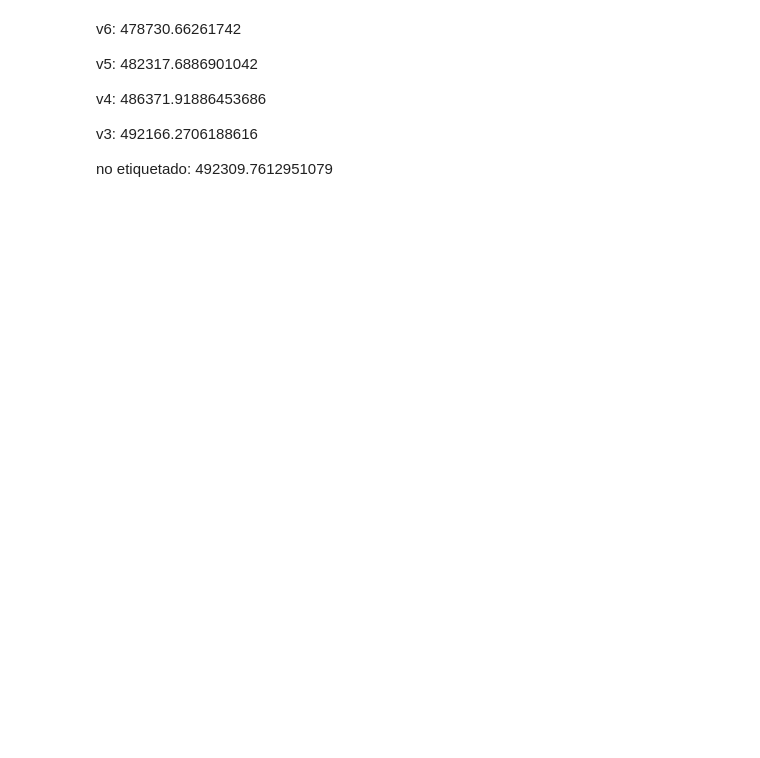
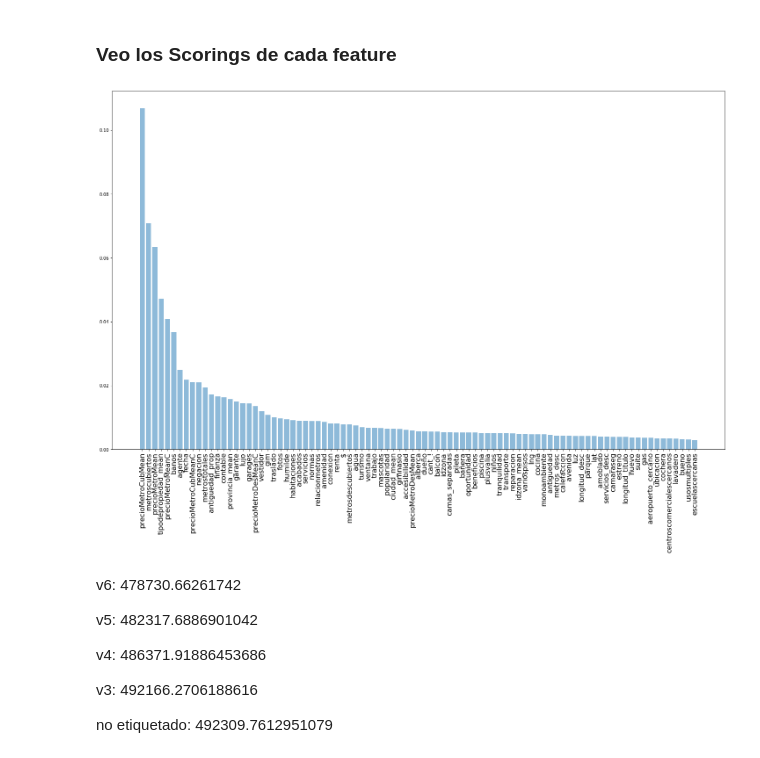
Before and after one commit to lorenzolgz/orgadatostp1, a Jupyter notebook: TP2/predicciones/XGB unif v7.ipynb, the cells around one changed output. Cells and saved outputs as stored; diff of their text form; code cells hidden in the pictures; blank space fills up the shorter version.

```diff
--- a/TP2/predicciones/XGB unif v7.ipynb
+++ b/TP2/predicciones/XGB unif v7.ipynb
@@ -679,6 +550,14 @@ def armar_set_2(train):
     x_train = x_train_mean.drop(["precio","provincia","tipodepropiedad","ciudad"], axis=1)
     x_test.drop(["precio","provincia","tipodepropiedad", "ciudad"], axis=1, inplace = True)
 
+    #Voy a minmaxmizar los metros (todos)
+    x_train['metroscubiertos'] = minmax(x_train['metroscubiertos'])
+    x_train['metrostotales'] = minmax(x_train['metrostotales'])
+    x_train['metrosdescubiertos'] = minmax(x_train['metrosdescubiertos'])
+
+    x_test['metroscubiertos'] = minmax(x_test['metroscubiertos'])
+    x_test['metrostotales'] = minmax(x_test['metrostotales'])
+    x_test['metrosdescubiertos'] = minmax(x_test['metrosdescubiertos'])
 
     return x_train, x_test, y_train, y_test, backup
 # %%
@@ -724,3 +582,26 @@ print(mean_absolute_error(y_test, prediccion))
+# %% [markdown]
+### Veo los Scorings de cada feature
+# %%
+columnas = x_train.columns.array
+# %%
+valores = xgb_model.feature_importances_
+# %%
+df_scores =pd.DataFrame({'Feat':columnas, 'Score':valores})
+df_scores = df_scores.sort_values("Score", ascending = False)
+# %%
+fig, ax = plt.subplots(figsize=(25, 15))
+
+
+objects = df_scores["Feat"]
+y_pos = np.arange(len(objects))
+performance = df_scores["Score"]
+
+plt.bar(y_pos, performance, align='center', alpha=0.5)
+plt.xticks(y_pos, objects, fontsize =16, rotation = 90)
+plt.savefig('Scores.jpg', bbox_inches='tight')
+plt.show()
+# %% [output]
+[figure, added]
 # %% [markdown]
 v6: 478730.66261742
 
```
Also changed, not shown: parts of 22 cells of this notebook.
